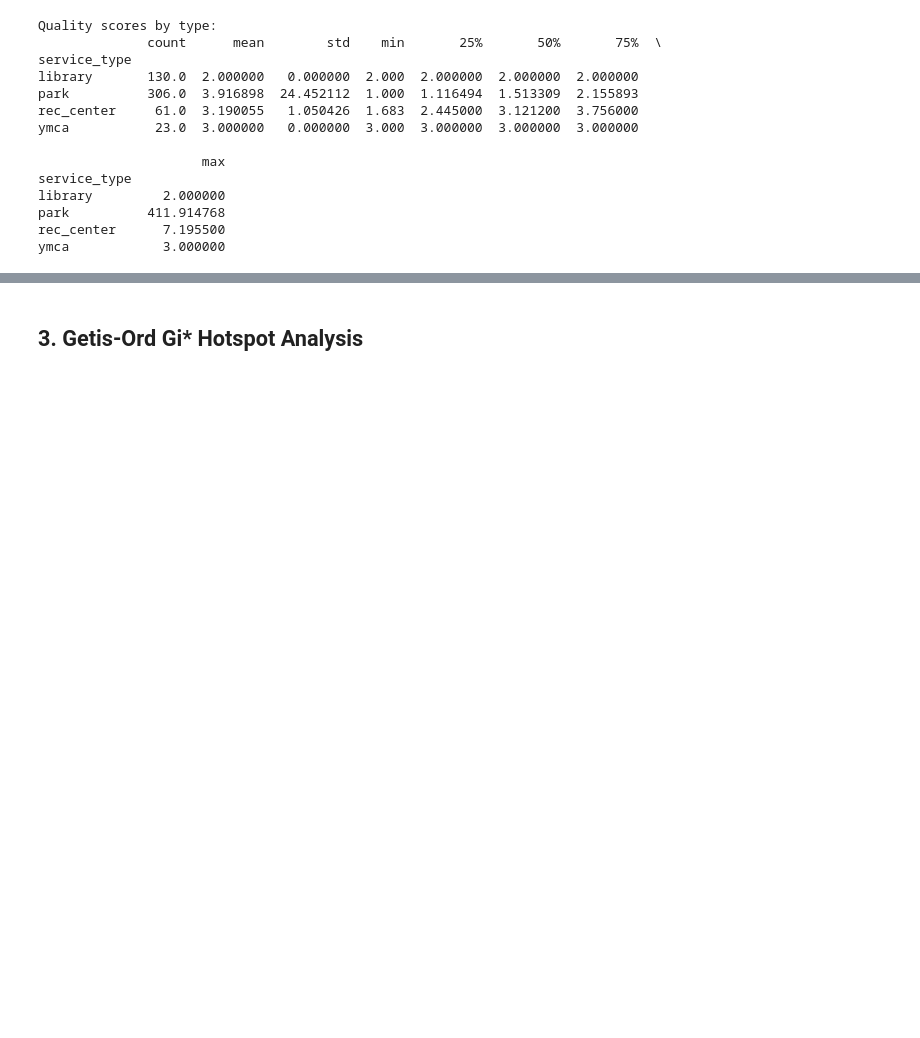
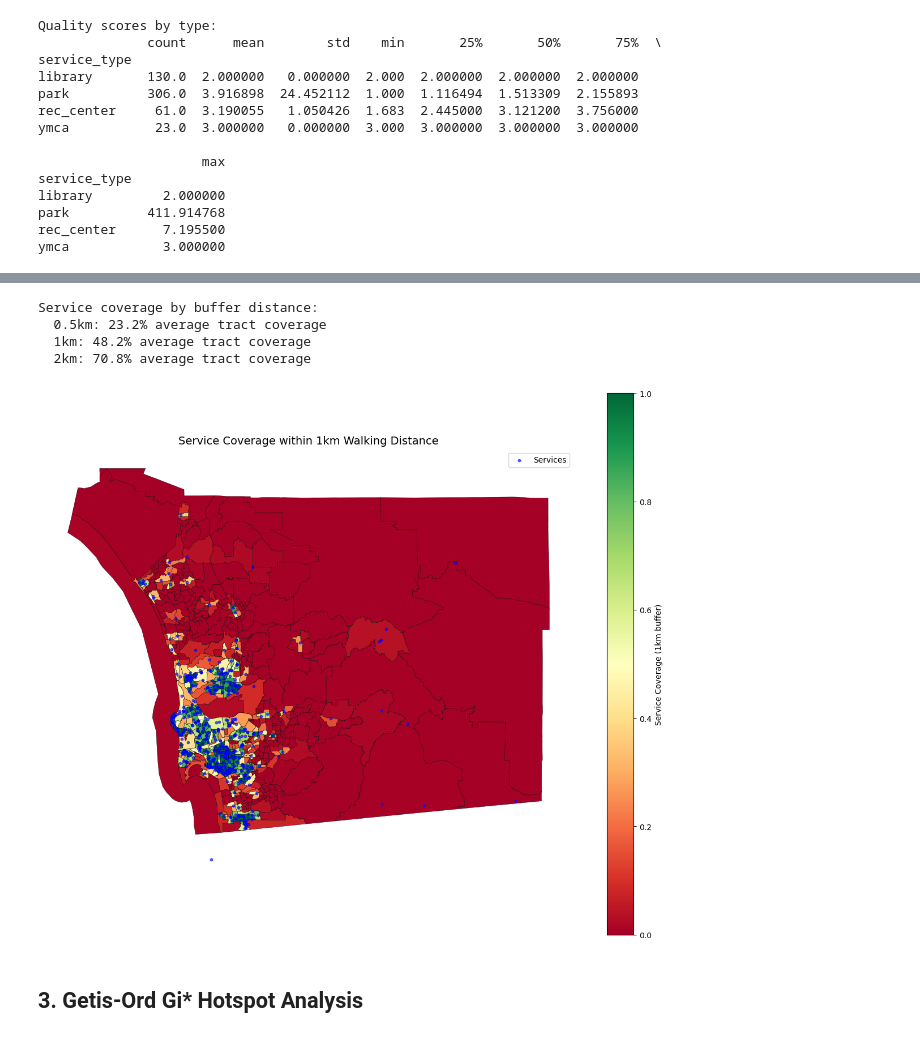
Before and after one commit to Data-Science-Alliance/Mapping-Youth-Opportunity-Deserts, a Jupyter notebook: notebooks/02_enhanced_analysis.ipynb, the cells around one changed output, grey strips where cells are left out. Saved outputs shown, nothing was run; the diff lists cells and outputs as text; code cells hidden in the pictures; blank space fills up the shorter version.

```diff
--- a/notebooks/02_enhanced_analysis.ipynb
+++ b/notebooks/02_enhanced_analysis.ipynb
@@ -202,3 +204,44 @@ NameError: name 'isochrones_gdf' is not defined
+# %%
+tracts_metric = sd_tracts.to_crs("EPSG:3857")
+
+for name, dist in buffer_distances.items():
+    buffer_union = services_metric.set_geometry(f"buffer_{name}").unary_union
+
+    tracts_metric[f"coverage_{name}"] = tracts_metric.geometry.intersection(buffer_union).area / tracts_metric.geometry.area
+
+sd_tracts = tracts_metric.to_crs("EPSG:4326")
+
+print("\nService coverage by buffer distance:")
+for name in buffer_distances.keys():
+    avg_coverage = sd_tracts[f"coverage_{name}"].mean()
+    print(f"  {name}: {100*avg_coverage:.1f}% average tract coverage")
+# %% [output]
+Service coverage by buffer distance:
+  0.5km: 23.2% average tract coverage
+  1km: 48.2% average tract coverage
+  2km: 70.8% average tract coverage
+# %%
+fig, ax = plt.subplots(figsize=(12, 10))
+
+sd_tracts.plot(
+    column="coverage_1km",
+    ax=ax,
+    cmap="RdYlGn",
+    legend=True,
+    edgecolor="black",
+    linewidth=0.3,
+    legend_kwds={'label': 'Service Coverage (1km buffer)'}
+)
+
+services_gdf.plot(ax=ax, color="blue", markersize=10, alpha=0.6, label="Services")
+
+ax.set_title("Service Coverage within 1km Walking Distance", fontsize=14)
+ax.legend()
+ax.set_axis_off()
+plt.tight_layout()
+plt.show()
+# %% [output]
+[figure, added]
 # %% [markdown]
 ## 3. Getis-Ord Gi* Hotspot Analysis
 # %%
```
Also changed, not shown: parts of 20 cells of this notebook, 5 other files.
